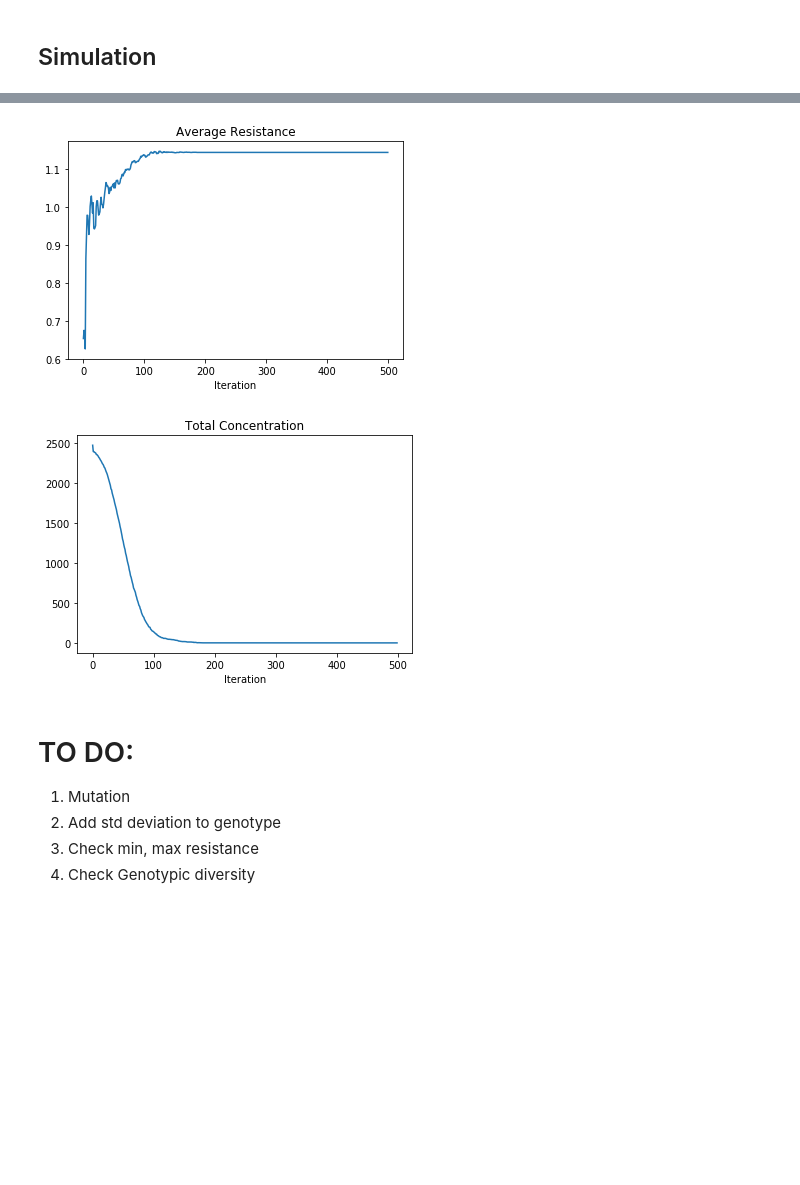
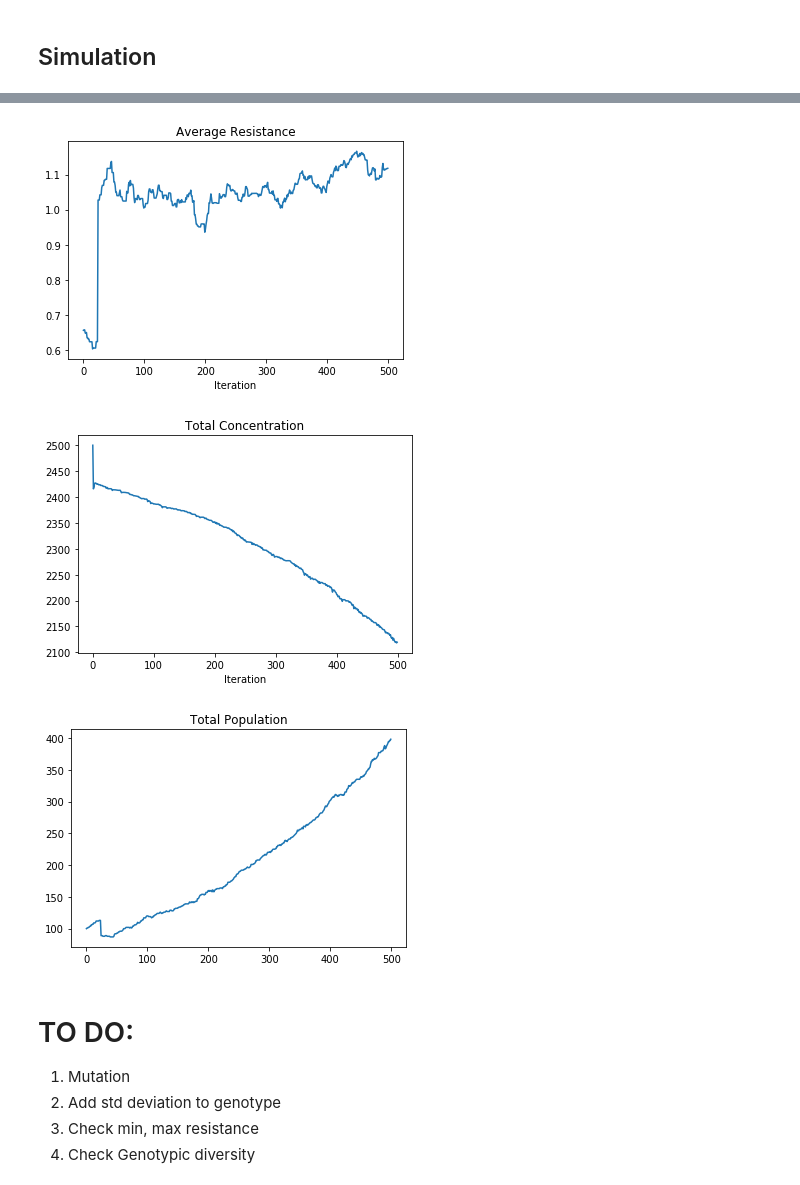
Before and after one commit to KirtusLeyba/pheno-evo, a Jupyter notebook: python_src/ModelTests.ipynb, the cells around one changed output, grey strips where cells are left out. Saved outputs shown, nothing was run; the diff lists cells and outputs as text; code cells hidden in the pictures; blank space fills up the shorter version.

```diff
--- a/python_src/ModelTests.ipynb
+++ b/python_src/ModelTests.ipynb
@@ -111,10 +124,10 @@ initPopSize = 100
 gridWidth = 50
 gridHeight = 50
 numIters = 50
-bGrowthRate = 0.1 # basal growth rate
-dmgRate = 0.1
+bGrowthRate = 0.005 # basal growth rate
+dmgRate = 0.5
 
-concRange = np.arange(0.95,1.00,0.01)
+concRange = np.arange(0.0,1.00,0.10)
 
 ## try different concentrations
 plt.figure()
@@ -144,28 +157,44 @@ plt.show()
 # %%
 ## Evaluate evolution of resistance
 ### statistic variables
 pop = [] ### track pop size over time
 births = [] ### track births over time
 deaths = [] ### track deaths over time
 avgRes = [] ### track average resistance over time
 totalConc = [] ### track total concentraion over time
 numIters = 500
-bGrowthRate = 0.1
-runSim(0.99, pop, births, deaths, dmgRate, avgRes, totalConc)
+bGrowthRate = 0.005
+flatConc = 1.0
+
+
+runSim(flatConc,
+       pop,
+       births,
+       deaths,
+       dmgRate,
+       avgRes,
+       totalConc)
+
 plt.figure()
 plt.plot(avgRes)
 plt.title("Average Resistance")
 plt.xlabel("Iteration")
 plt.show()
 
 plt.figure()
 plt.plot(totalConc)
 plt.title("Total Concentration")
 plt.xlabel("Iteration")
 plt.show()
+
+plt.figure()
+plt.plot(pop)
+plt.title("Total Population")
+plt.show()
 # %% [output]
-[figure, old version]
+[figure, new version]
-[figure, old version]
+[figure, new version]
+[figure, added]
 # %%
 ## function to run the sim
 def runSim(flatConc,
```
Also changed, not shown: parts of 22 cells of this notebook, 2 other files.
